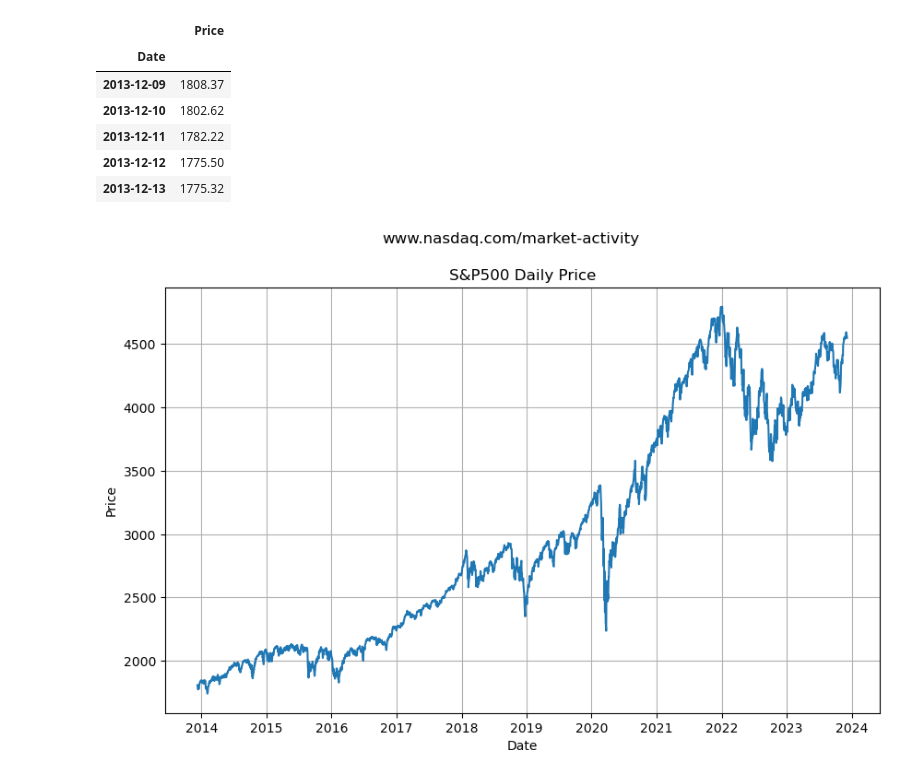
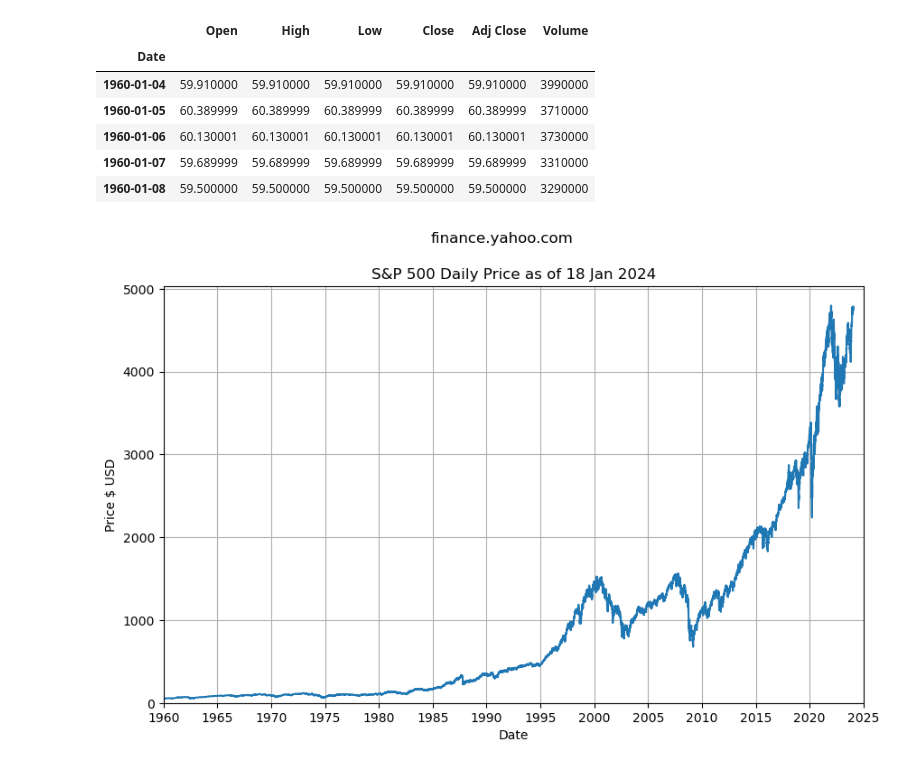
Before and after one commit to mikejonestechno/investment-analytics, a Jupyter notebook: notebooks/spx-prices.ipynb, the cells around one changed output. Saved outputs shown, nothing was run; the diff lists cells and outputs as text; code cells hidden in the pictures.

```diff
--- a/notebooks/spx-prices.ipynb
+++ b/notebooks/spx-prices.ipynb
@@ -19,0 +12,9 @@ df.head()
+# %%
+""" SPX ticker symbol is ^GSPC on Yahoo Finance """
+from_date = datetime.datetime(1960, 1, 1)
+to_date = datetime.datetime.now().replace(hour=0, minute=0, second=0, microsecond=0)
+csv_url = 'https://query1.finance.yahoo.com/v7/finance/download/%5EGSPC?period1=' + from_date.strftime('%s') + '&period2=' + to_date.strftime('%s') + '&interval=1d&events=history&includeAdjustedClose=true'
+local_file = '../data/spx_HistoricalData.csv'
+max_age_days = 7
+
+df = load_data(csv_url, local_file, max_age_days)
@@ -20,25 +23,43 @@ df.head()
 # %%
-df.rename(columns={'Close/Last': 'Price'}, inplace=True)
+""" Data Transformation """
 df['Date'] = pd.to_datetime(df['Date'])
 df.set_index('Date', inplace=True)
-df.sort_values(by='Date', ascending=True, inplace=True)
 df.head()
 # %% [output]
-|  | Price |
-| Date |  |
-| 2013-12-09 | 1808.37 |
-| 2013-12-10 | 1802.62 |
-| 2013-12-11 | 1782.22 |
-| 2013-12-12 | 1775.50 |
-| 2013-12-13 | 1775.32 |
+|  | Open | High | Low | Close | Adj Close | Volume |
+| Date |  |  |  |  |  |  |
+| 1960-01-04 | 59.910000 | 59.910000 | 59.910000 | 59.910000 | 59.910000 | 3990000 |
+| 1960-01-05 | 60.389999 | 60.389999 | 60.389999 | 60.389999 | 60.389999 | 3710000 |
+| 1960-01-06 | 60.130001 | 60.130001 | 60.130001 | 60.130001 | 60.130001 | 3730000 |
+| 1960-01-07 | 59.689999 | 59.689999 | 59.689999 | 59.689999 | 59.689999 | 3310000 |
+| 1960-01-08 | 59.500000 | 59.500000 | 59.500000 | 59.500000 | 59.500000 | 3290000 |
+# %%
+""" Chart Variables"""
+start_year = 1960
+
+# Set 'last_index' to the last date with a valid value (so I can display 'as of <date>' in chart title)
+last_index = df['Adj Close'].last_valid_index()
 # %%
 plt.figure(figsize=(10, 6))
-plt.plot(df.index, df['Price'])
+plt.plot(df.index, df['Adj Close'])
 plt.xlabel('Date')
-plt.ylabel('Price')
-plt.suptitle('www.nasdaq.com/market-activity')
-plt.title('S&P500 Daily Price')
+plt.ylabel('Price $ USD')
+plt.suptitle('finance.yahoo.com')
+plt.title('S&P 500 Daily Price as of ' + last_index.strftime('%d %b %Y'))
+left_limit = pd.to_datetime(f'{start_year}-01-01')
+if start_year >= 2000:
+    tick_years = 1
+else:
+    tick_years = 5
+plt.ylim(bottom=0) #, top=top_limit)
+plt.xlim(left=left_limit, right=pd.to_datetime('2025-01-01'))
+ax = plt.gca()  # Get the current Axes instance
+ax.xaxis.set_major_locator(mdates.YearLocator(tick_years))  # Set major ticks every x years
+ax.xaxis.set_major_formatter(mdates.DateFormatter('%Y'))  # Format major ticks as years
+
 plt.grid(True)
+
+plt.savefig(os.path.join('..', 'pages', 'images', 'spx-history.png'), bbox_inches='tight')
 plt.show()
 # %% [output]
-[figure, old version]
+[figure, new version]
```
Also changed, not shown: parts of 3 cells of this notebook, 6 other files.
